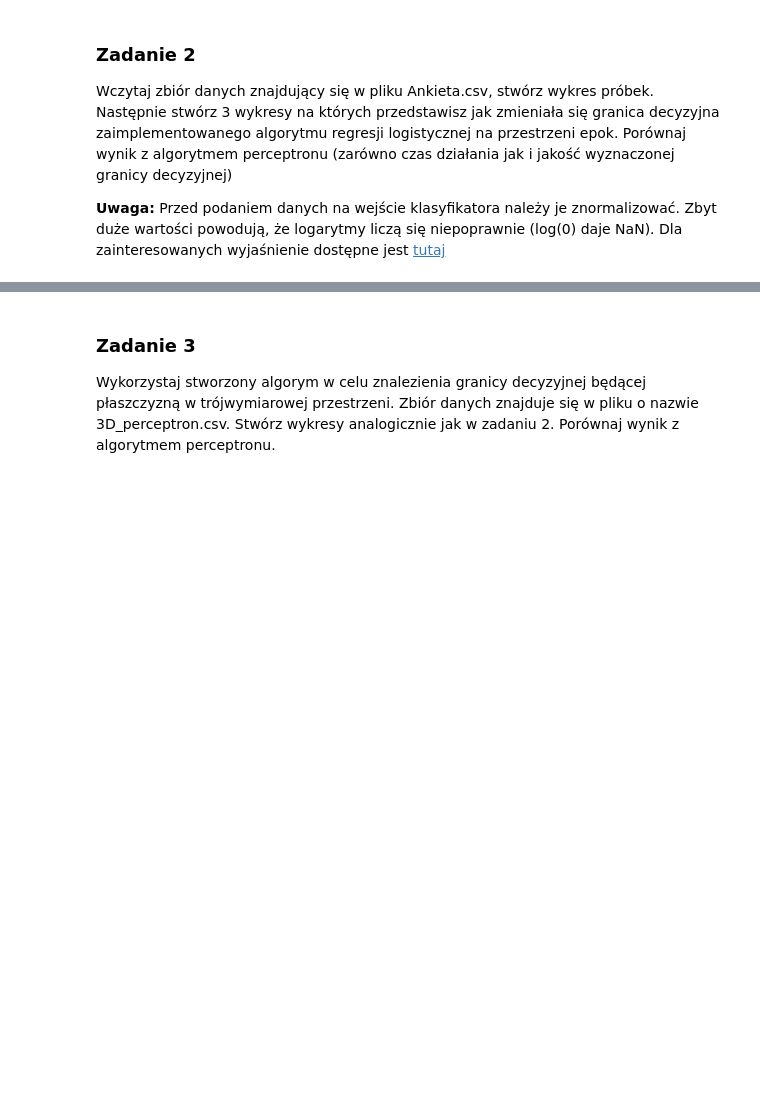
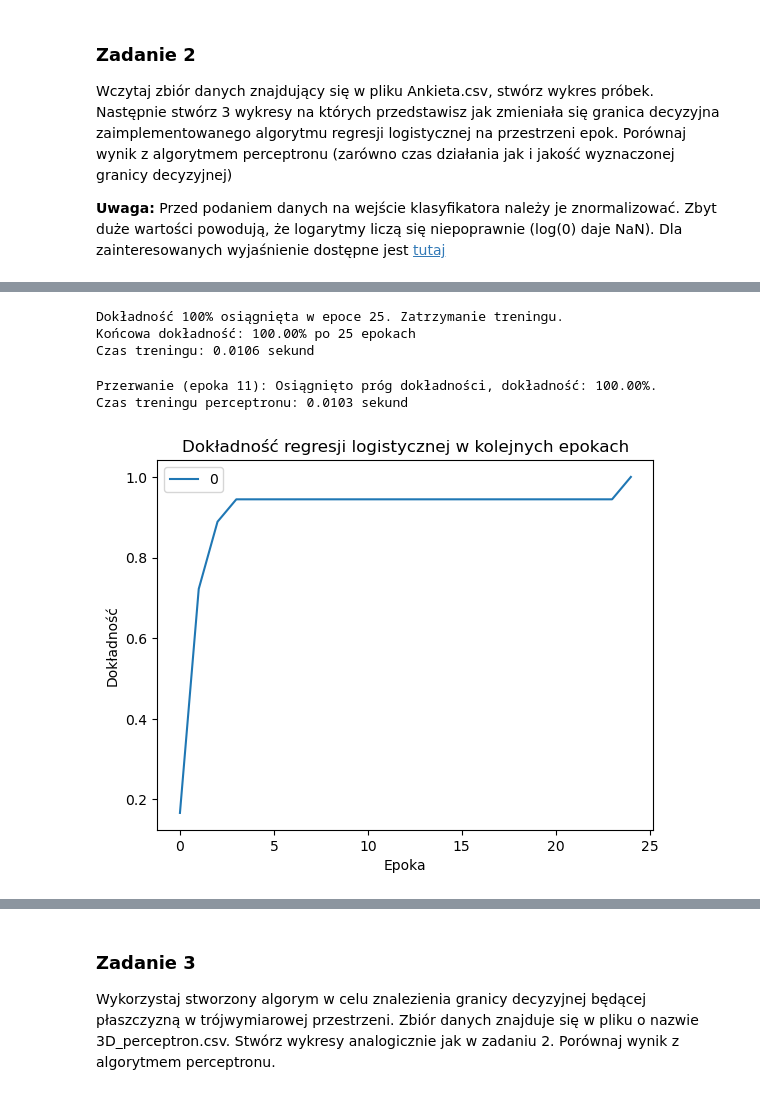
Before and after one commit to kamazur2002/pk_machine_learning, a Jupyter notebook: logistic_regression/160803_Kamila_Zur_Logistic_regression.ipynb, the cells around one changed output, grey strips where cells are left out. Cells and saved outputs as stored; diff of their text form; code cells hidden in the pictures; blank space fills up the shorter version.

```diff
--- a/logistic_regression/160803_Kamila_Zur_Logistic_regression.ipynb
+++ b/logistic_regression/160803_Kamila_Zur_Logistic_regression.ipynb
@@ -110,0 +264,29 @@ Wczytaj zbiór danych znajdujący się w pliku Ankieta.csv, stwórz wykres prób
+# %%
+start_time = time.time()
+LR = LogisticRegression(learning_rate=0.5, epochs=100)
+accuracy_history, weights_history, bias_history = LR.fit(X_normalized, y, threshold=0.5)
+end_time = time.time()
+print(f"Czas treningu: {end_time - start_time:.4f} sekund")
+# %% [output]
+Dokładność 100% osiągnięta w epoce 25. Zatrzymanie treningu.
+Końcowa dokładność: 100.00% po 25 epokach
+Czas treningu: 0.0106 sekund
+# %%
+data_p = pd.DataFrame(X_normalized, columns=['Wzrost', 'Waga'])
+data_p['Plec'] = y
+
+start_time = time.time()
+score, weights_epochs = train_perceptron(data_p, epochs=3000, learning_rate=0.5, score_threshold=1.0, improvement_threshold=0)
+end_time = time.time()
+print(f"Czas treningu perceptronu: {end_time - start_time:.4f} sekund")
+# %% [output]
+Przerwanie (epoka 11): Osiągnięto próg dokładności, dokładność: 100.00%.
+Czas treningu perceptronu: 0.0103 sekund
+# %%
+pd.DataFrame(accuracy_history).plot()
+plt.xlabel('Epoka')
+plt.ylabel('Dokładność')
+plt.title('Dokładność regresji logistycznej w kolejnych epokach')
+plt.show()
+# %% [output]
+[figure, added]
```
Also changed, not shown: parts of 30 cells of this notebook.
